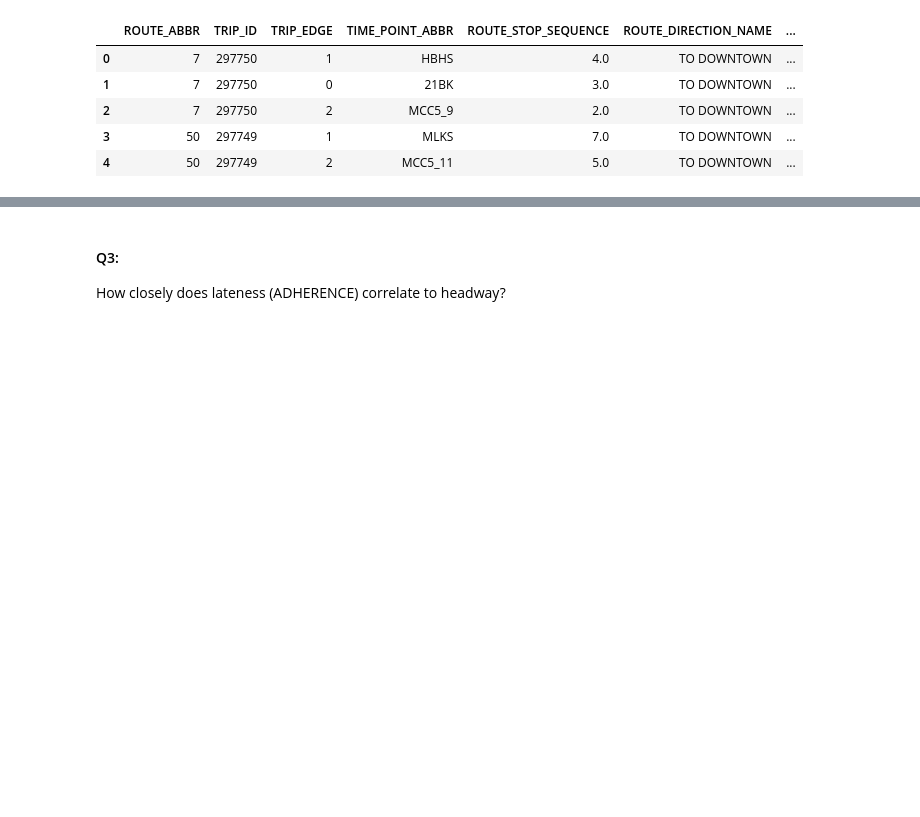
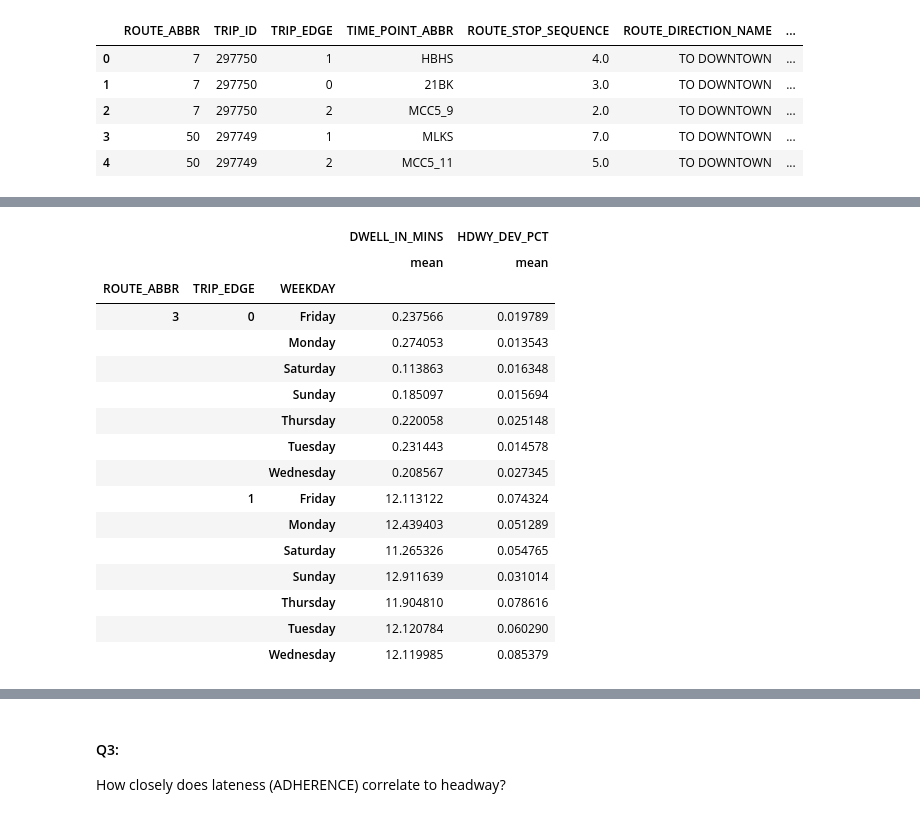
Before and after one commit to NSS-Data-Analytics-Cohort-7/wego-python-bit-my_finger, a Jupyter notebook: notebook/we_go_project.ipynb, the cells around one changed output, grey strips where cells are left out. Saved outputs shown, nothing was run; the diff lists cells and outputs as text; code cells hidden in the pictures; blank space fills up the shorter version.

```diff
--- a/notebook/we_go_project.ipynb
+++ b/notebook/we_go_project.ipynb
@@ -258,0 +211,23 @@ rt_3_table2
+# %%
+# 1. Use .groupby() to group table in order of: 'ROUTE_ABBR', 'TRIP_EDGE', 'WEEKDAY'
+# 2. Calculate the averages for: 'DWELL_IN_MINS', 'HDWY_DEV'
+rt_3_table = impact_rt_3.groupby(['ROUTE_ABBR', 'TRIP_EDGE', 'WEEKDAY']).agg({ 'DWELL_IN_MINS':['mean'], 'HDWY_DEV_PCT':['mean']})
+rt_3_table
+# %% [output]
+|  |  |  | DWELL_IN_MINS | HDWY_DEV_PCT |
+|  |  |  | mean | mean |
+| ROUTE_ABBR | TRIP_EDGE | WEEKDAY |  |  |
+| 3 | 0 | Friday | 0.237566 | 0.019789 |
+|  |  | Monday | 0.274053 | 0.013543 |
+|  |  | Saturday | 0.113863 | 0.016348 |
+|  |  | Sunday | 0.185097 | 0.015694 |
+|  |  | Thursday | 0.220058 | 0.025148 |
+|  |  | Tuesday | 0.231443 | 0.014578 |
+|  |  | Wednesday | 0.208567 | 0.027345 |
+|  | 1 | Friday | 12.113122 | 0.074324 |
+|  |  | Monday | 12.439403 | 0.051289 |
+|  |  | Saturday | 11.265326 | 0.054765 |
+|  |  | Sunday | 12.911639 | 0.031014 |
+|  |  | Thursday | 11.904810 | 0.078616 |
+|  |  | Tuesday | 12.120784 | 0.060290 |
+|  |  | Wednesday | 12.119985 | 0.085379 |
```
Also changed, not shown: parts of 7 cells of this notebook.
